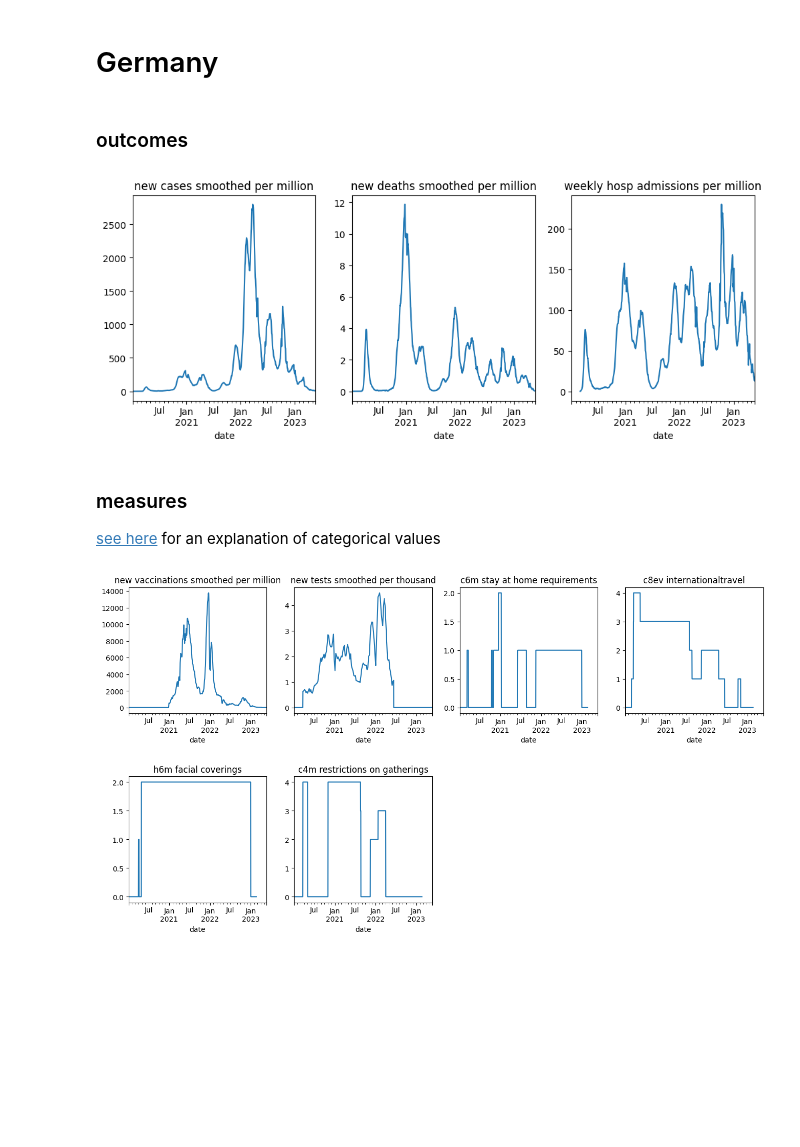
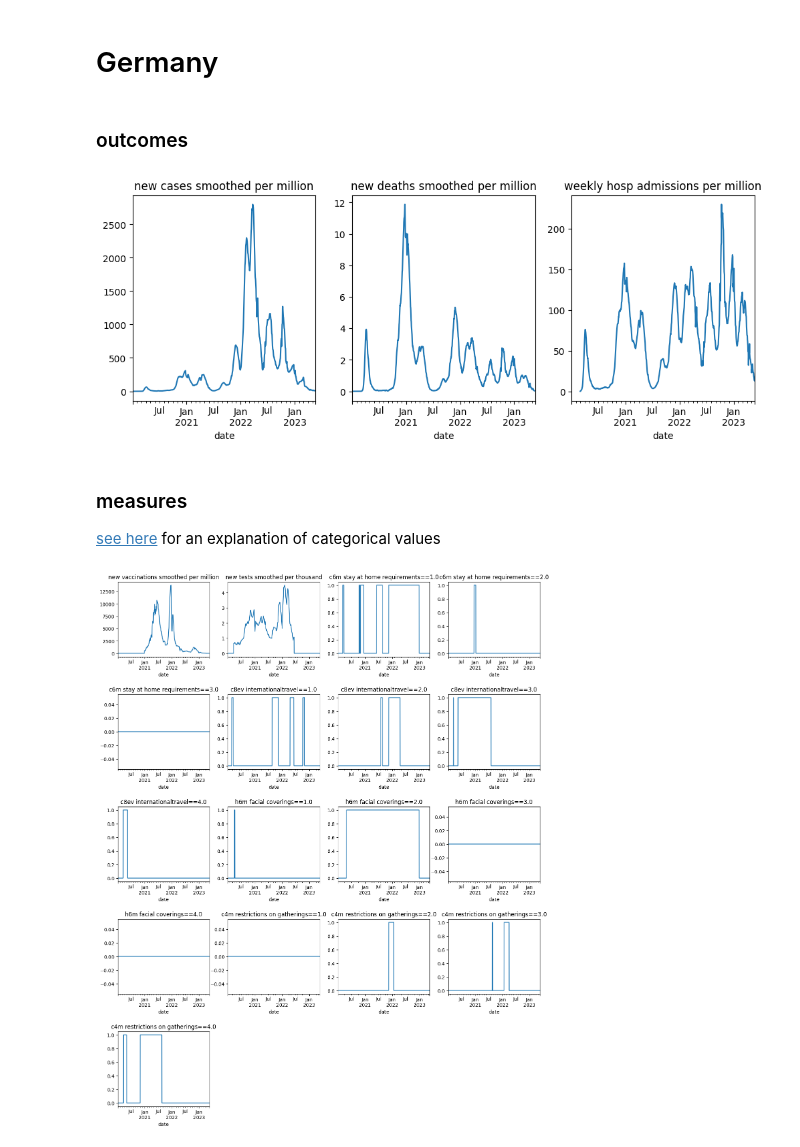
Before and after one commit to armsp/BDPP-23-Covid-Project, a Jupyter notebook: work/project/get_data_for_country_h.ipynb, the cells around one changed output. Cells and saved outputs as stored; diff of their text form; code cells hidden in the pictures; blank space fills up the shorter version.

```diff
--- a/work/project/get_data_for_country_h.ipynb
+++ b/work/project/get_data_for_country_h.ipynb
@@ -11,6 +11,8 @@ from types import SimpleNamespace as ns
 import math
 import require
 get_oxford_categorical_flagged = require.single( "get_oxford_categorical_flagged" )
+categorical_to_dummy = require.single( "categorical_to_dummy" )
+indicators = require.single( "indicators" )
 
 def get_data_for_country( country, categorical_as_dummy = True, verbose = True ):
 
@@ -76,45 +78,16 @@ def get_data_for_country( country, categorical_as_dummy = True, verbose = True )
 
     # Oxford measures
 
-    indicators = [
-
-        ns( name = "c6m_stay_at_home_requirements", range = np.arange( 4. )),
-        ns( name = "c8ev_internationaltravel", range = np.arange( 5. )),
-        ns( name = "h6m_facial_coverings", range = np.arange( 5. )),
-        ns( name = "c4m_restrictions_on_gatherings", range = np.arange( 5. ))
-    ]
-
-    dummy_series_per_indicator = {
-        indicator.name: get_oxford_categorical_flagged(
-            country, indicator.name,
-            verbose = False,
-            use_dummies = categorical_as_dummy
-        ) for indicator in indicators }
+    series_per_indicator = { indicator.name: get_oxford_categorical_flagged( country, indicator.name, verbose = False ) for indicator in indicators }
 
     for indicator in indicators:
 
-        dummy_series = dummy_series_per_indicator[ indicator.name ]
         date_offset = 2 # oxford data starts 2 days earlier, just discard it
+        measure_df[ indicator.name ] = series_per_indicator[ indicator.name ][ date_offset: ]
 
-        if categorical_as_dummy:
+    if categorical_as_dummy:
 
-            for value in [ v for v in indicator.range if v != 0 ]:
-
-                key = f"{ value }"
-                column = f"{ indicator.name }=={ value }"
-
-                if key in dummy_series:
-
-                    measure_df[ column ] = dummy_series[ key ][ date_offset: ]
-                    assert measure_df.index[ 0 ] == dummy_series[ key ].index[ date_offset ]
-
-                else:
-
-                    measure_df[ column ] = 0
-
-        else:
-
-            measure_df[ indicator.name ] = dummy_series[ date_offset: ]
+        measure_df = categorical_to_dummy( measure_df )
 
     if verbose:
 
@@ -125,14 +98,14 @@ def get_data_for_country( country, categorical_as_dummy = True, verbose = True )
     full_df = pd.concat([ outcome_df, measure_df ], axis = 1 )
     return full_df
 # %%
-country_df = get_data_for_country( "Germany", categorical_as_dummy = False )
+country_df = get_data_for_country( "Germany", categorical_as_dummy = True )
 # %% [output]
 Germany
 outcomes
 [figure]
 measures
 see here for an explanation of categorical values
-[figure, old version]
+[figure, new version]
 # %%
 country_df.columns
 # %% [output]
```
Also changed, not shown: parts of 1 cell of this notebook, 24 other files.
